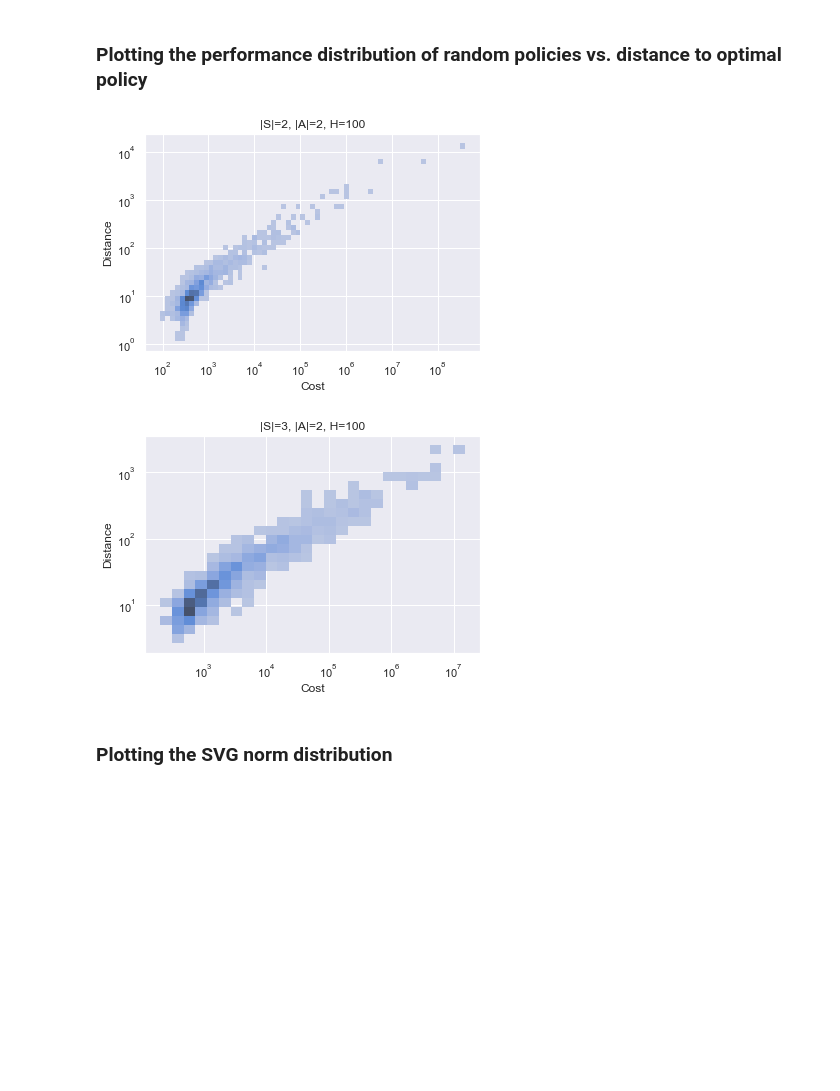
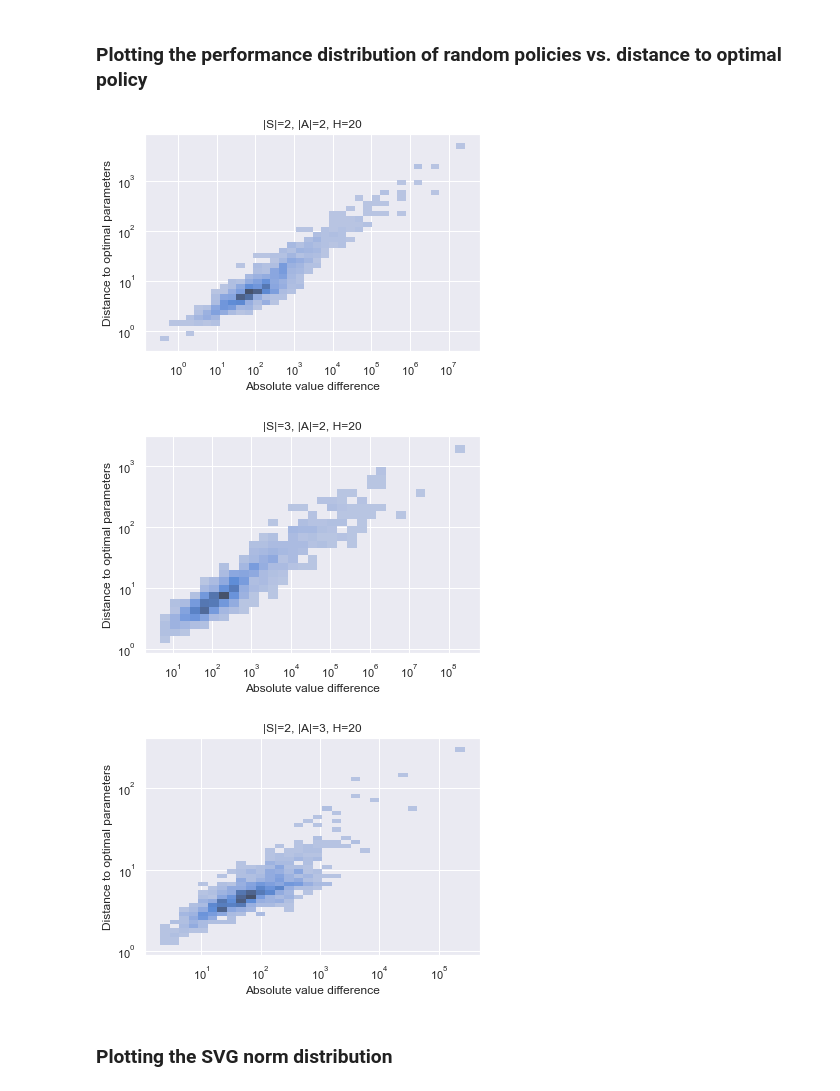
Before and after one commit to 0xangelo/LQSVG, a Jupyter notebook: experiments/perf_and_grad.ipynb, the cells around one changed output. Drawn from its saved outputs; the diff is of its cells as text; code cells hidden in the pictures; blank space fills up the shorter version.

Commit message:
chore(experiments): update perf_and_grad.ipynb
Signed-off-by: Ângelo Lovatto <angelolovatto@gmail.com>

```diff
--- a/experiments/perf_and_grad.ipynb
+++ b/experiments/perf_and_grad.ipynb
@@ -701,24 +672,30 @@ plot_optimal_vs_random_costs_hist((20, 20, 100))
 ### Plotting the performance distribution of random policies vs. distance to optimal policy
 # %%
 @torch.no_grad()
-def performance_and_dist_samples(
+def val_and_grad_diff_samples(
     dims: tuple[int, int, int], samples: int = 100
 ) -> tuple[np.ndarray, np.ndarray]:
     n_state, n_ctrl, horizon = dims
     dynamics, cost, init = sample_lqg(n_state, n_ctrl, horizon, n_batch=samples)
 
-    optimal, _, _ = solution(dynamics, cost)
+    optimal, _, vstar = solution(dynamics, cost)
+    best_perf = expected_return(init, vstar).numpy()
+
     random = sample_policy(dynamics, cost)
-    performance = policy_performance(random, dynamics, cost, init).numpy()
+    rand_perf = policy_performance(random, dynamics, cost, init).numpy()
+
+    value_diff = np.abs(best_perf - rand_perf)
     distance = policy_distance(random, optimal).numpy()
-    return performance, distance
+    assert np.all(np.isfinite(value_diff)), value_diff
+    assert np.all(np.isfinite(distance)), distance
+    return value_diff, distance
 # %%
-def plot_random_costs_vs_policy_dist(dims: tuple[int, int, int], samples: int = 1000):
-    x = "Cost"
-    y = "Distance"
+def plot_val_and_grad_diff(dims: tuple[int, int, int], samples: int = 1000):
+    x = "Absolute value difference"
+    y = "Distance to optimal parameters"
 
-    performance, distance = performance_and_dist_samples(dims, samples=samples)
-    data = pd.DataFrame({x: -performance, y: distance})
+    diff, distance = val_and_grad_diff_samples(dims, samples=samples)
+    data = pd.DataFrame({x: diff, y: distance})
 
     sns.histplot(
         data=data,
@@ -729,14 +706,16 @@ def plot_random_costs_vs_policy_dist(dims: tuple[int, int, int], samples: int =
     )
     plt.title(title_from_dims(dims))
     plt.show()
-# %%
-plot_random_costs_vs_policy_dist((2, 2, 100))
-# %% [output]
-[figure, removed]
-# %%
-plot_random_costs_vs_policy_dist((3, 2, 100))
-# %% [output]
-[figure, removed]
+# %%
+plot_val_and_grad_diff((2, 2, 20))
+
+plot_val_and_grad_diff((3, 2, 20))
+
+plot_val_and_grad_diff((2, 3, 20))
+# %% [output]
+[figure, added]
+[figure, added]
+[figure, added]
 # %% [markdown]
 ### Plotting the SVG norm distribution
 # %%
```
Also changed, not shown: parts of 13 cells of this notebook.
